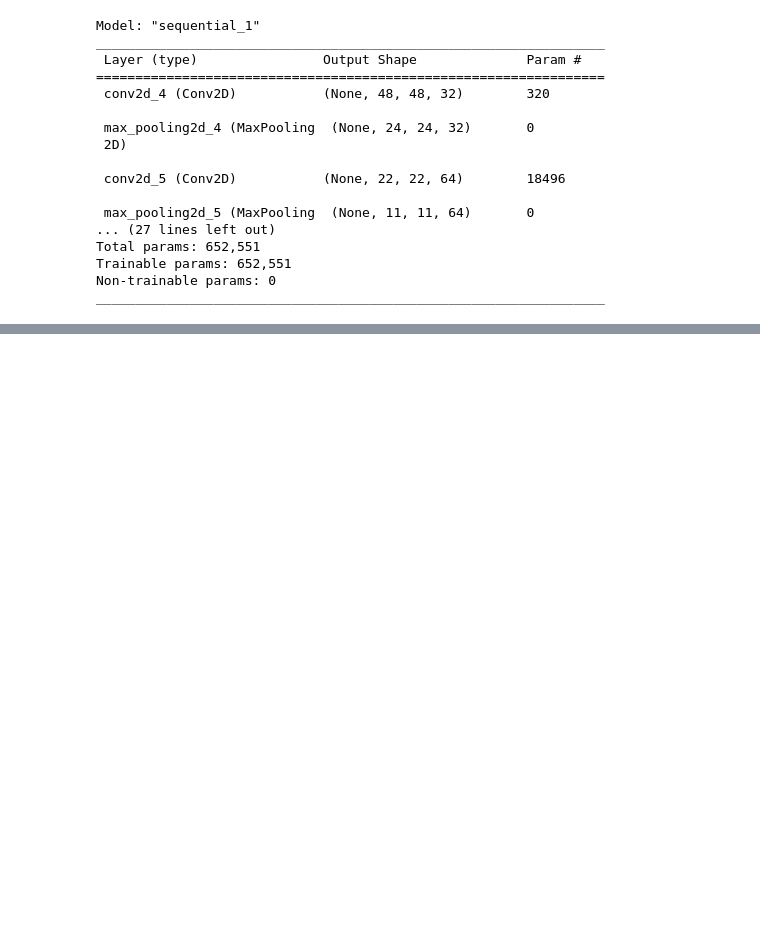
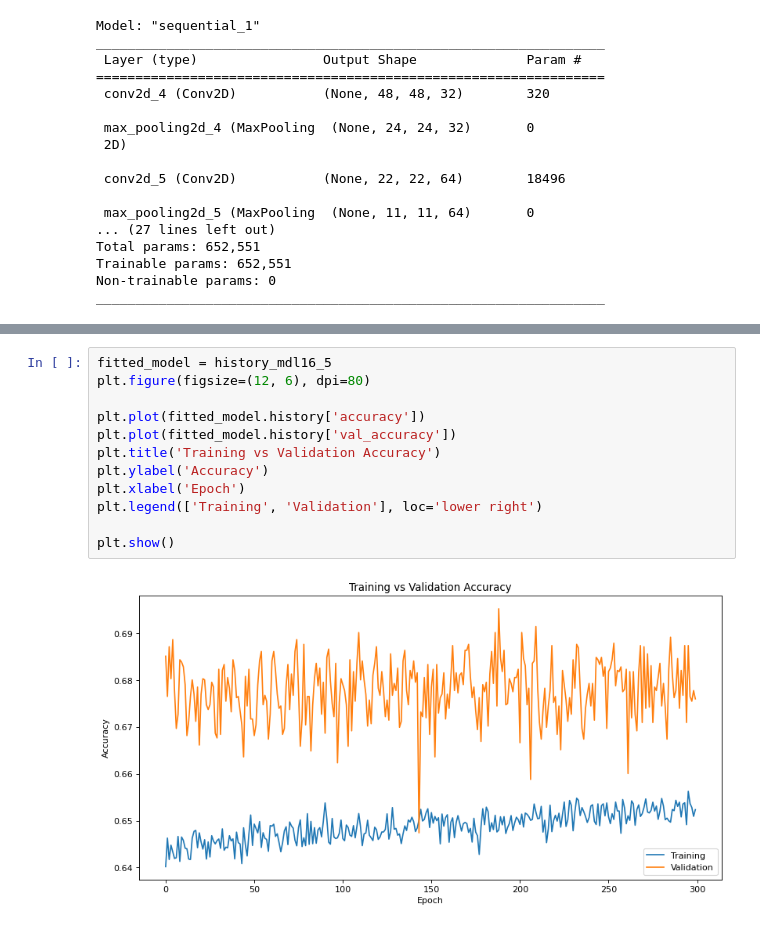
Before and after one commit to chikakoto/facial-expression-recognition, a Jupyter notebook: notebooks/ivan/7.7_TensorFlow_training_of_the_best_model.ipynb, the cells around one changed output, grey strips where cells are left out. Cells and saved outputs as stored; diff of their text form; blank space fills up the shorter version.

```diff
--- a/notebooks/ivan/7.7_TensorFlow_training_of_the_best_model.ipynb
+++ b/notebooks/ivan/7.7_TensorFlow_training_of_the_best_model.ipynb
@@ -492,0 +588,14 @@ Epoch 165/1000
+# %%
+fitted_model = history_mdl16_5
+plt.figure(figsize=(12, 6), dpi=80)
+
+plt.plot(fitted_model.history['accuracy'])
+plt.plot(fitted_model.history['val_accuracy'])
+plt.title('Training vs Validation Accuracy')
+plt.ylabel('Accuracy')
+plt.xlabel('Epoch')
+plt.legend(['Training', 'Validation'], loc='lower right')
+
+plt.show()
+# %% [output]
+[figure, added]
```
Also changed, not shown: parts of 6 cells of this notebook.
